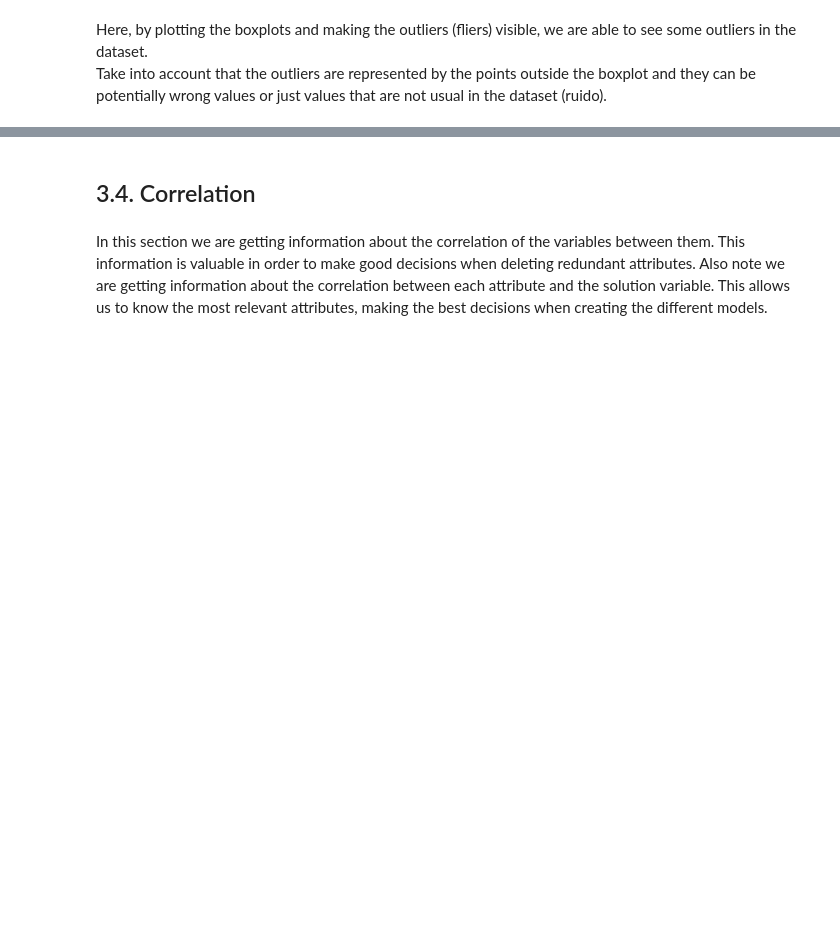
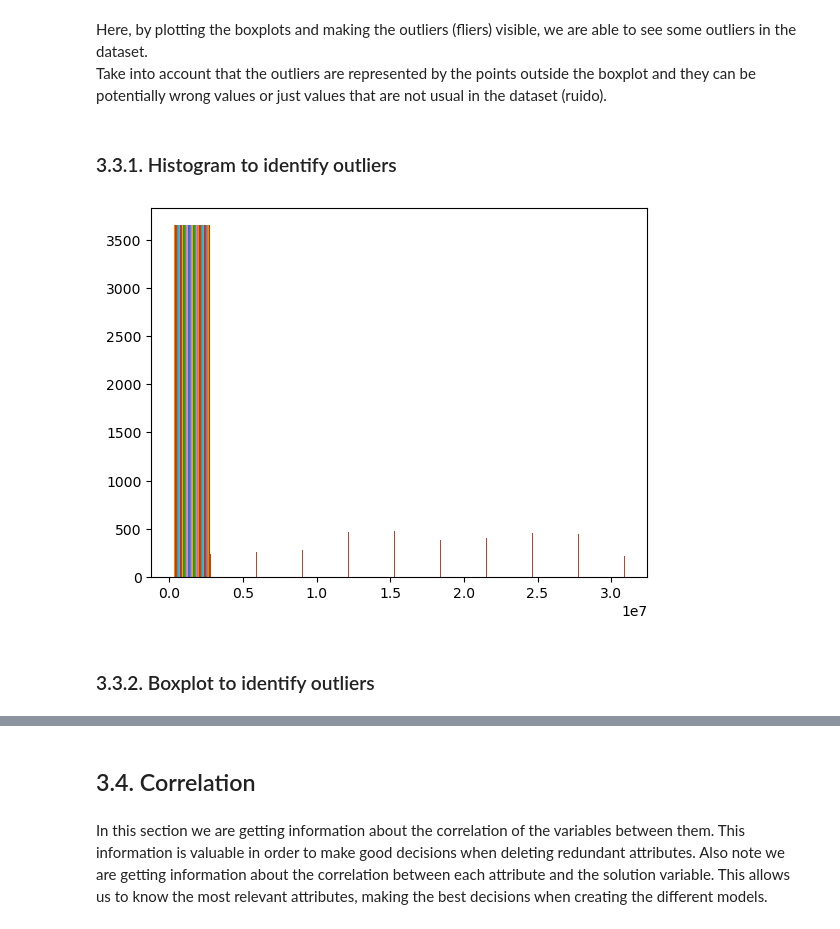
Before and after one commit to carlosiborra/AMS-2013-2014-Solar-Energy-Prediction-Contest, a Jupyter notebook: code/model.ipynb, the cells around one changed output, grey strips where cells are left out. Cells and saved outputs as stored; diff of their text form; code cells hidden in the pictures; blank space fills up the shorter version.

```diff
--- a/code/model.ipynb
+++ b/code/model.ipynb
@@ -247,3 +345,13 @@ plt.show()
+# %% [markdown]
+### 3.3.1. Histogram to identify outliers
+# %%
+""" Histogram showing the distribtuion of train_df to show the outliers """
+plt.hist(train_df)
+plt.show()
+# %% [output]
+[figure, added]
+# %% [markdown]
+### 3.3.2. Boxplot to identify outliers
 # %%
 """ Plotting the boxplot for each attribute and getting the outliers of each attribute """
 total_outliers = []
```
Also changed, not shown: parts of 45 cells of this notebook, 5 other files.
